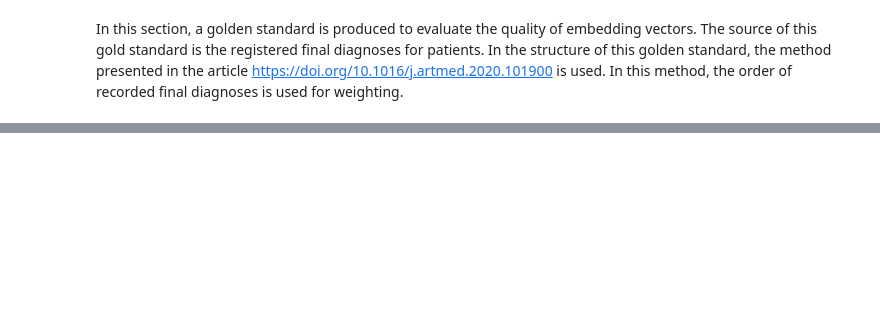
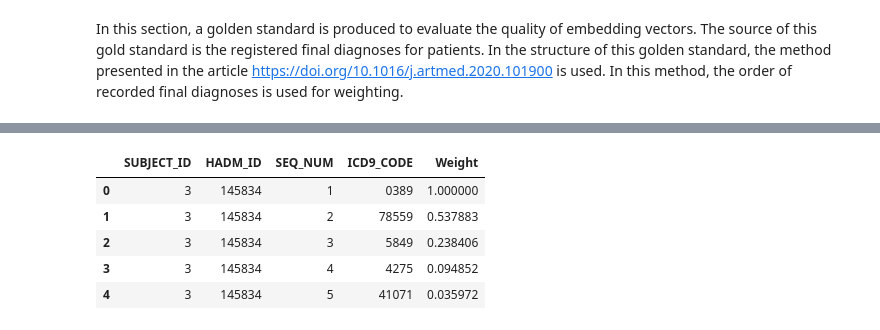
Before and after one commit to HodaMemar/Patient-Similarity-through-Representation, a Jupyter notebook: Create_Gold_Standard.ipynb, the cells around one changed output, grey strips where cells are left out. Saved outputs shown, nothing was run; the diff lists cells and outputs as text; code cells hidden in the pictures; blank space fills up the shorter version.

```diff
--- a/Create_Gold_Standard.ipynb
+++ b/Create_Gold_Standard.ipynb
@@ -42,6 +63,15 @@ def simIndex(a,b):
             sum = sum + min(w1, w2)
     similarityIndex = sum / np.mean([aw, bw])
     return round(similarityIndex, 4)
+# %%
+gold.head()
+# %% [output]
+|  | SUBJECT_ID | HADM_ID | SEQ_NUM | ICD9_CODE | Weight |
+| 0 | 3 | 145834 | 1 | 0389 | 1.000000 |
+| 1 | 3 | 145834 | 2 | 78559 | 0.537883 |
+| 2 | 3 | 145834 | 3 | 5849 | 0.238406 |
+| 3 | 3 | 145834 | 4 | 4275 | 0.094852 |
+| 4 | 3 | 145834 | 5 | 41071 | 0.035972 |
 # %%
 import time
 ls_residual=[]
```
Also changed, not shown: parts of 5 cells of this notebook.
